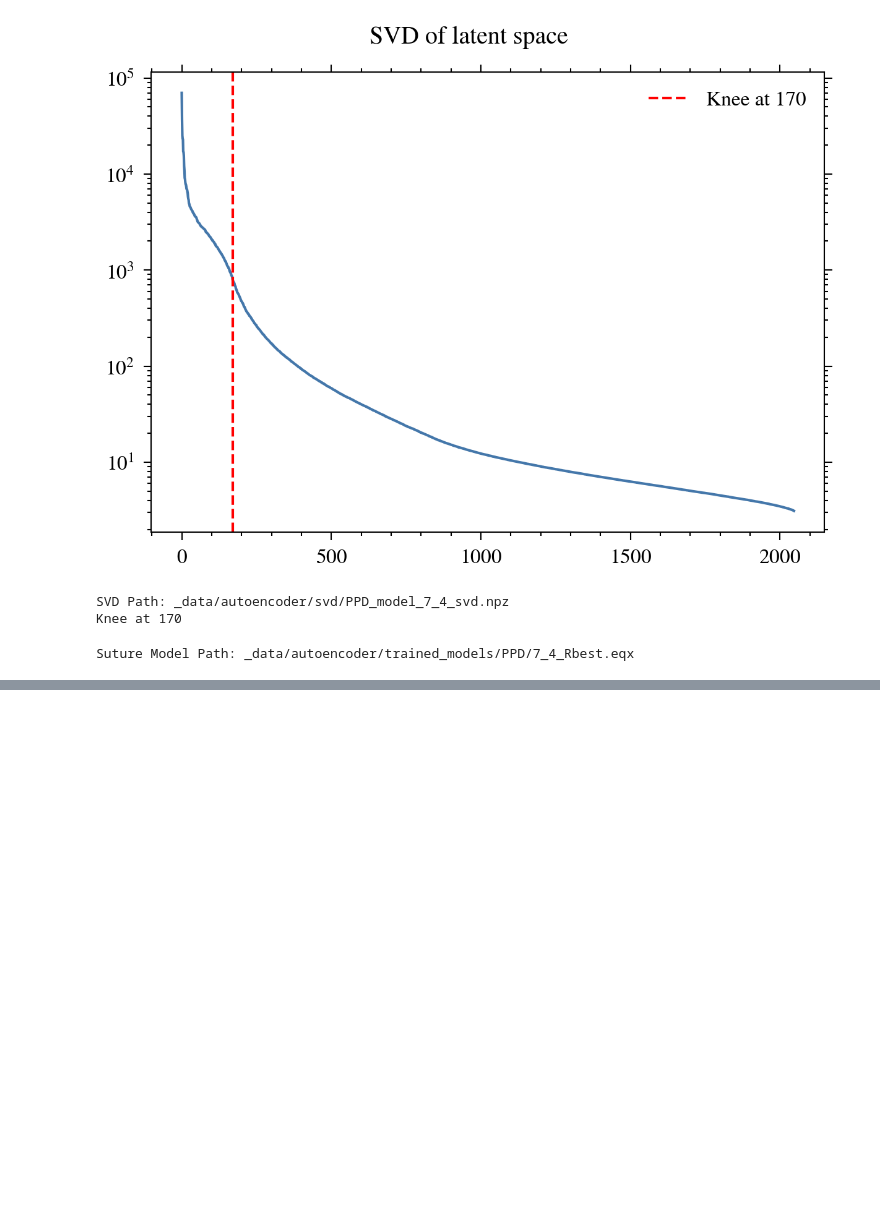
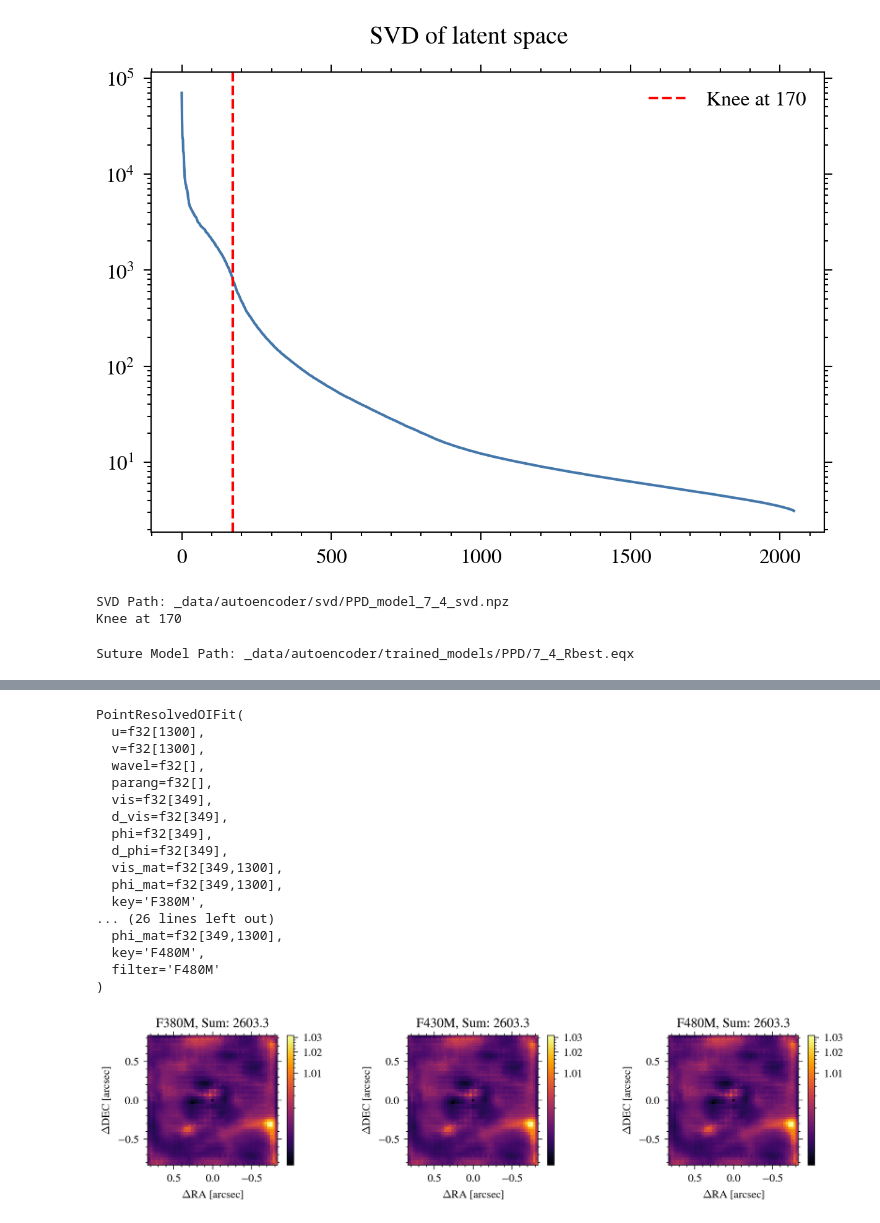
Before and after one commit to JonahDG/frito, a Jupyter notebook: notebooks/Testing/DiscoTesting.ipynb, the cells around one changed output, grey strips where cells are left out. Saved outputs shown, nothing was run; the diff lists cells and outputs as text; code cells hidden in the pictures; blank space fills up the shorter version.

Commit message:
format_ruff + Disco notebook

```diff
--- a/notebooks/Testing/DiscoTesting.ipynb
+++ b/notebooks/Testing/DiscoTesting.ipynb
@@ -201,14 +212,54 @@ Text(0.5, 1.0, 'Initial Distribution')
 # %%
 optics_diameter = 6.603464
 otf_coords = dlu.pixel_coords(51, 2 * optics_diameter)
-basis = AutoencoderBasis(sutured_ae)
-ois = [TROIF(oi_data, key, filter=key,) for key, oi_data in disco_HD135344B.items()]
+basis = AutoencoderBasis(norm_sutured_ae)
+ois = [PROIF(oi_data, key, filter=key,) for key, oi_data in disco_HD135344B.items()]
 # %%
-model = TRDM(
+model = PRDM(
     ois = ois,
     distribution = init_dist,
     basis = basis,
+    contrast = 0.045,
     uv_npixels = 2 * otf_coords.shape[-1],
     uv_pscale = 0.5 * np.diff(otf_coords[0,0]).mean(),
     oversample = 2.0
+
 )
+# %%
+fig, ax = plt.subplots(1, 3, figsize=(8, 2))
+
+for idx, oi in enumerate(ois):
+    print(oi)
+    init_dist = model.get_distribution(oi)
+
+    c0 = drt.plotting.plot_result(
+        ax[idx],
+        init_dist.at[init_dist.shape[0] // 2, init_dist.shape[1] // 2].set(np.nan),
+        pixel_scale=dlu.rad2arcsec(model.pscale_in),
+        cmap=inferno,
+        norm=mpl.colors.PowerNorm(0.3),
+    )
+    fig.colorbar(c0, ax=ax[idx])
+    ax[idx].set(title=f"{oi.filter}, Sum: {init_dist.sum():.1f}")
+
+plt.tight_layout()
+plt.show()
+# %% [output]
+PointResolvedOIFit(
+  u=f32[1300],
+  v=f32[1300],
+  wavel=f32[],
+  parang=f32[],
+  vis=f32[349],
+  d_vis=f32[349],
+  phi=f32[349],
+  d_phi=f32[349],
+  vis_mat=f32[349,1300],
+  phi_mat=f32[349,1300],
+  key='F380M',
+... (26 lines left out)
+  phi_mat=f32[349,1300],
+  key='F480M',
+  filter='F480M'
+)
+[figure, added]
```
Also changed, not shown: parts of 3 cells of this notebook, 2 other files.
